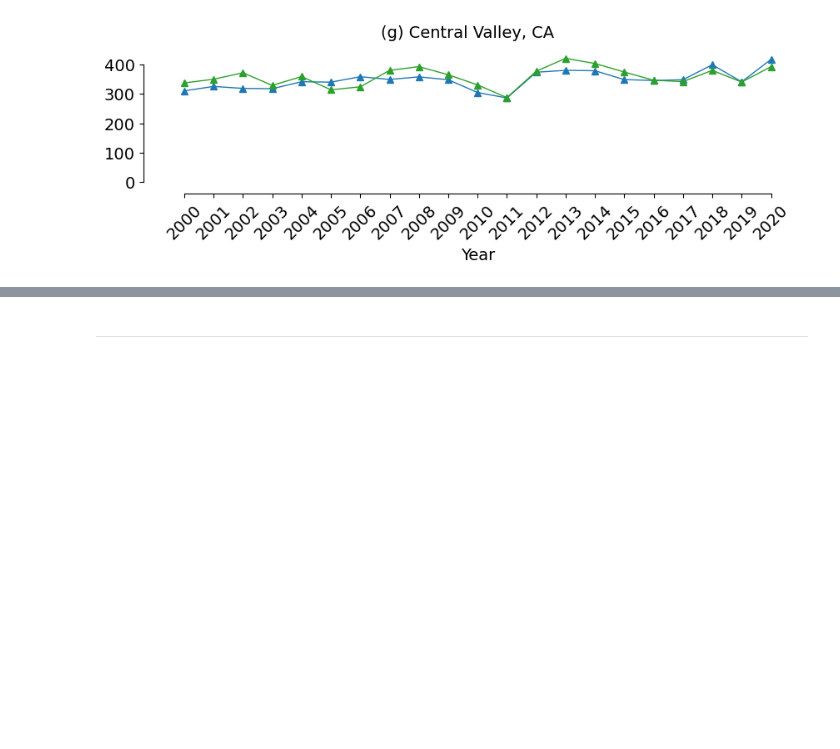
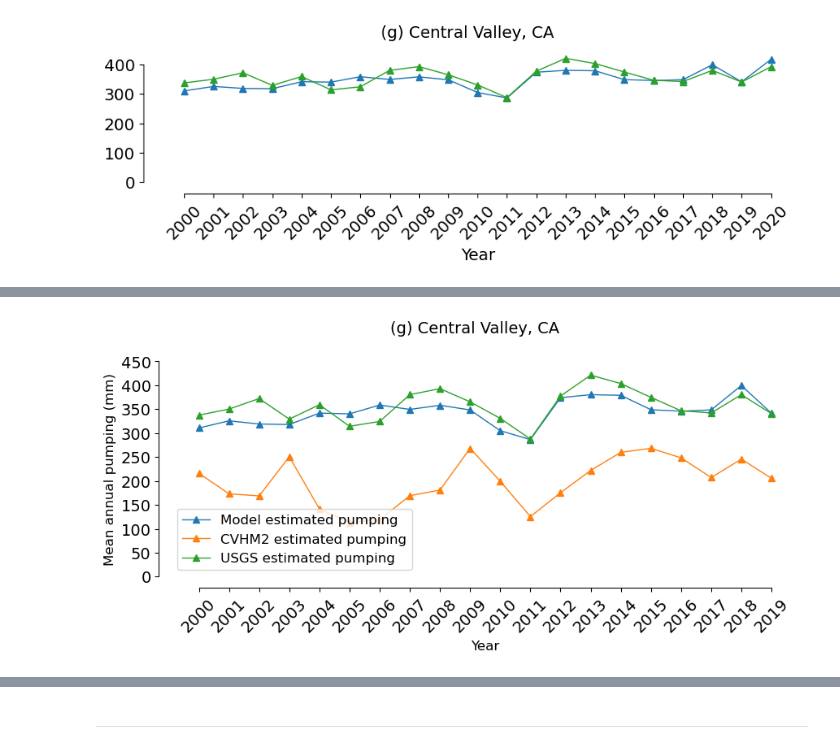
Before and after one commit to mdfahimhasan/WestUS_Peff, a Jupyter notebook: Codes/results_analysis/netGW_vs_pumping.ipynb, the cells around one changed output, grey strips where cells are left out. Cells and saved outputs as stored; diff of their text form; code cells hidden in the pictures; blank space fills up the shorter version.

Commit message:
added pumping estimates with dynamic efficiency.

```diff
--- a/Codes/results_analysis/netGW_vs_pumping.ipynb
+++ b/Codes/results_analysis/netGW_vs_pumping.ipynb
@@ -348,3 +348,8 @@ make_line_plot_v1(y1=ann_df['sim_mean_pumping_mm'], y2=ann_df['mean USGS_mm'], y
                   figsize=(10, 3), legend_pos='upper left', legend='off', savepath= savepath, no_xticks=False)
 # %% [output]
 [figure]
+# %%
+cvhm_df = pd.read_csv('../../Data_main/results_eval/CVHM2_pumpingCVHM2_pumping_annual.csv')
+
+merged_df = ann_df.merge(cvhm_df, on='year')
+merged_df.head()
@@ -350,0 +363,12 @@ make_line_plot_v1(y1=ann_df['sim_mean_pumping_mm'], y2=ann_df['mean USGS_mm'], y
+# %%
+year = [2000, 2001, 2002, 2003, 2004, 2005, 2006, 2007, 2008, 2009, 2010,
+        2011, 2012, 2013, 2014, 2015, 2016, 2017, 2018, 2019]
+
+make_line_plot_v2(y1=merged_df['sim_mean_pumping_mm'], y2=merged_df['mean CVHM2_mm'], y3=merged_df['mean USGS_mm'], year=year, fontsize=14,
+                  xlabel='Year', ylabel='Mean annual pumping (mm)',
+                  line_label_1='Model estimated pumping', line_label_2='CVHM2 estimated pumping', line_label_3='USGS estimated pumping',
+                  suptitle='(g) Central Valley, CA',
+                  figsize=(10, 5), y_lim=(0, 450),
+                  legend_pos='lower left', legend='on', savepath= None, no_xticks=False)
+# %% [output]
+[figure, added]
```
Also changed, not shown: parts of 5 cells of this notebook, 1 other file.
